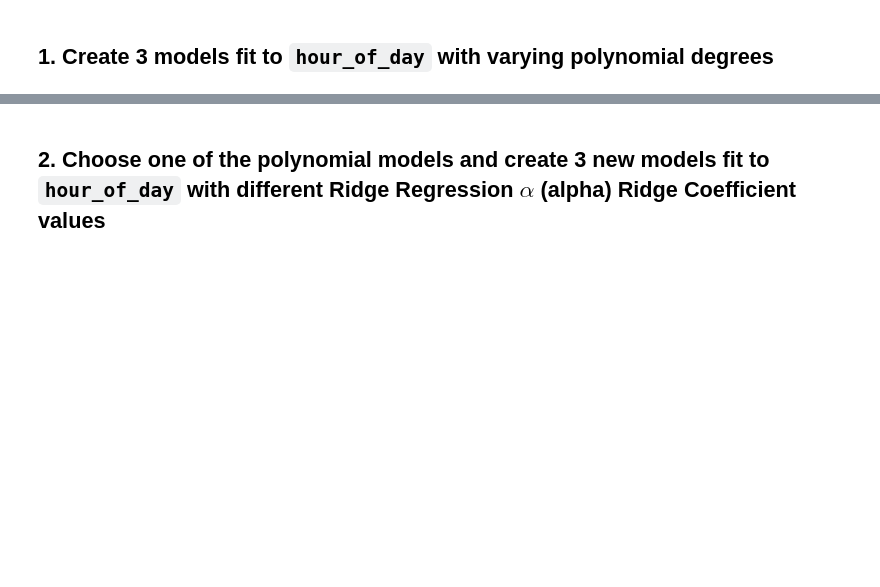
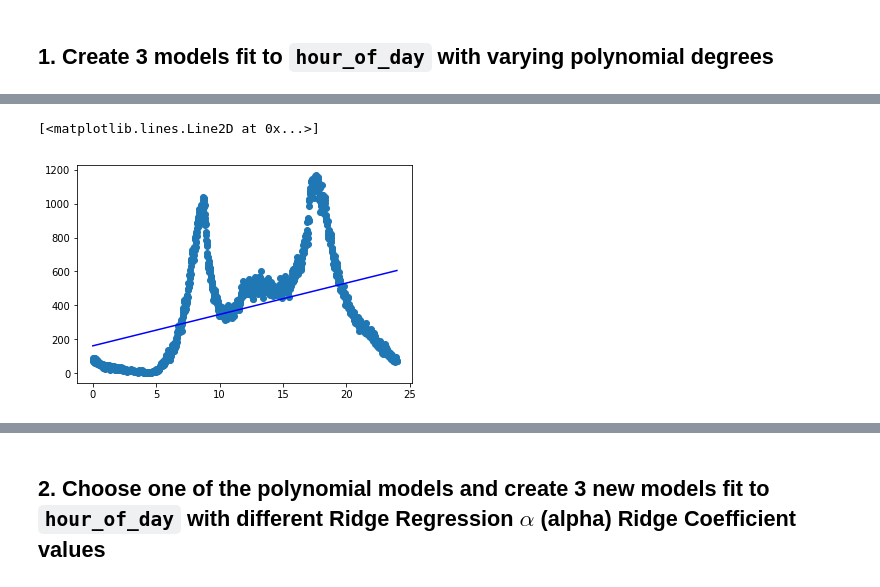
Before and after one commit to peoplecure/aap, a Jupyter notebook: assignments/4-Copy1.ipynb, the cells around one changed output, grey strips where cells are left out. Drawn from its saved outputs; the diff is of its cells as text; code cells hidden in the pictures; blank space fills up the shorter version.

```diff
--- a/assignments/4-Copy1.ipynb
+++ b/assignments/4-Copy1.ipynb
@@ -82,0 +96,13 @@ Explain the results in a **paragraph + charts** of  to describe which model you'
+# %%
+# For my reference - Setting up regular linear regresssion
+from sklearn.linear_model import LinearRegression
+
+linear = LinearRegression()
+linear.fit(x_times, y_starting)
+
+# Plotting
+plt.scatter(x_times, y_starting)
+plt.plot(x_times, x_times*linear.coef_ + linear.intercept_, c = "b" )
+# %% [output]
+[<matplotlib.lines.Line2D at 0x...>]
+[figure, added]
```
Also changed, not shown: parts of 23 cells of this notebook, 4 other files.
